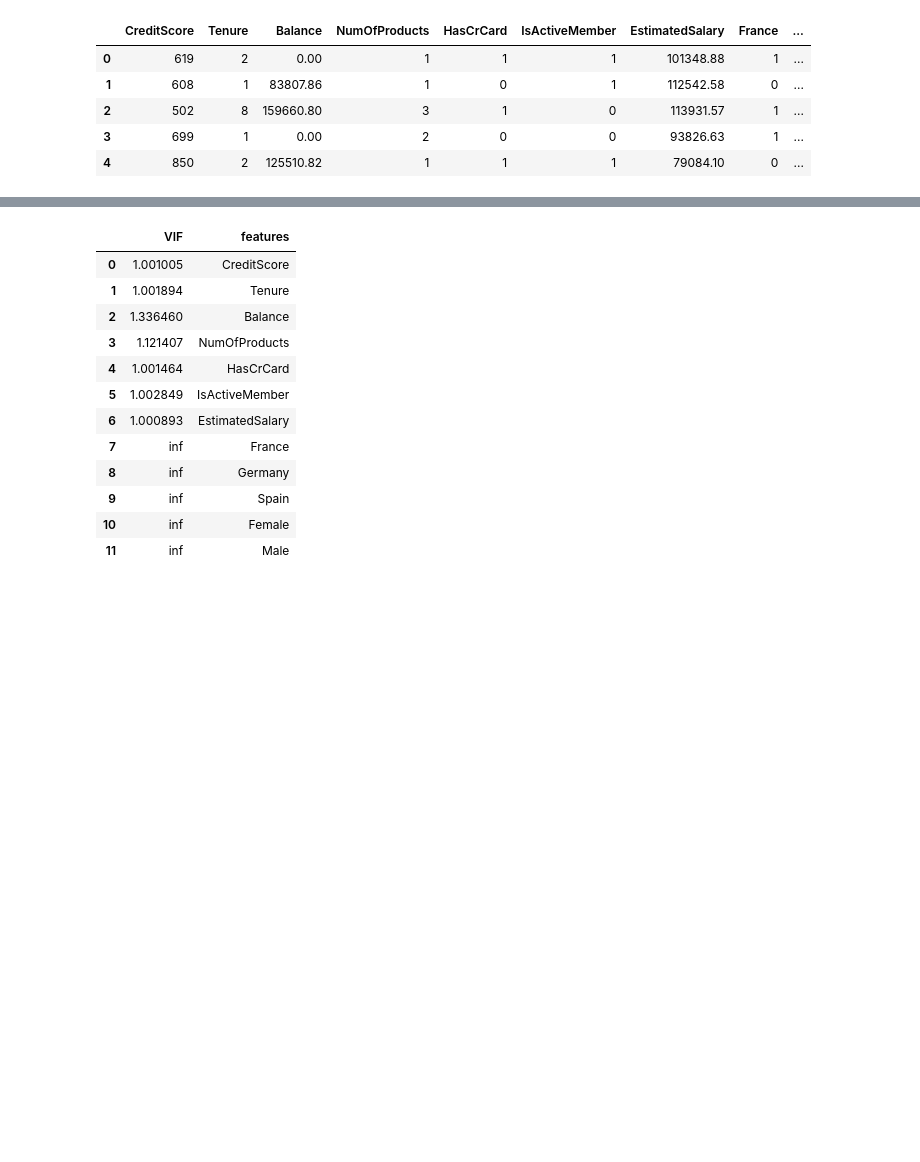
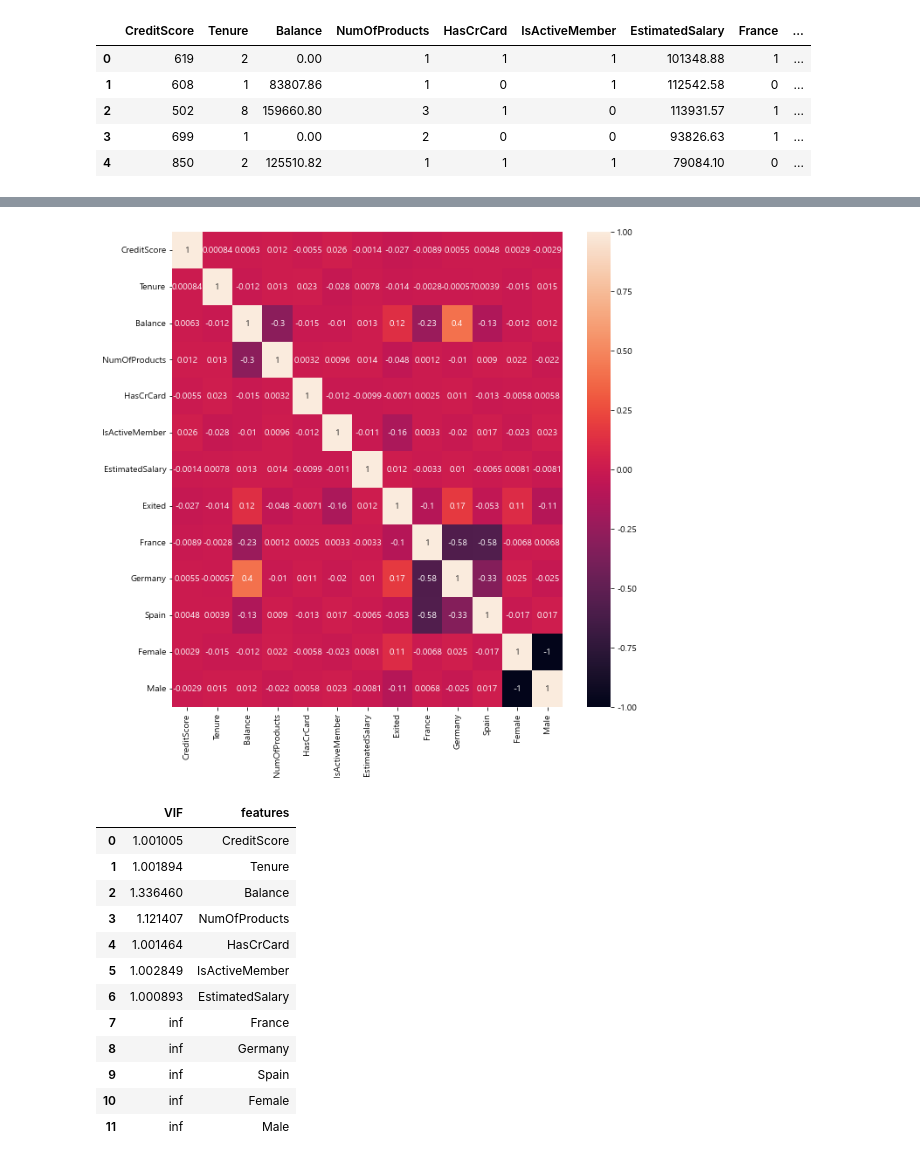
Before and after one commit to LEEHM97/TIL, a Jupyter notebook: 머신러닝Advance/04-분류/09-classification-실습.ipynb, the cells around one changed output, grey strips where cells are left out. Cells and saved outputs as stored; diff of their text form; code cells hidden in the pictures; blank space fills up the shorter version.

Commit message:
feat: VIF and heatmap

```diff
--- a/머신러닝Advance/04-분류/09-classification-실습.ipynb
+++ b/머신러닝Advance/04-분류/09-classification-실습.ipynb
@@ -319,6 +329,9 @@ X.head()
 # %%
+plt.figure(figsize=(10,10))
 sns.heatmap(df.corr(), annot=True)
-ptl
+plt.show()
+# %% [output]
+[figure, added]
 # %%
 pd.DataFrame({
     "VIF": [variance_inflation_factor(X.values, idx) for idx in range(X.shape[1])],
```
Also changed, not shown: parts of 3 cells of this notebook.
